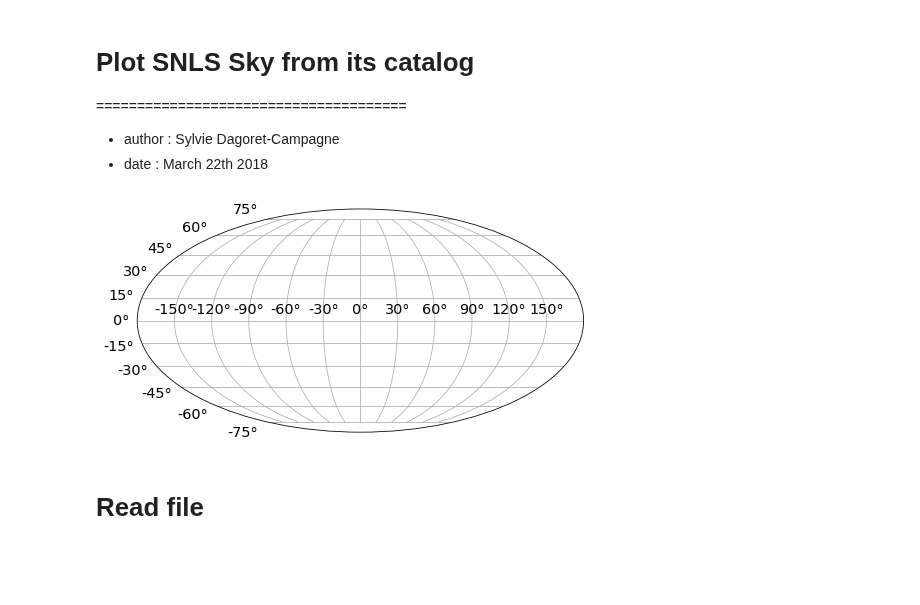
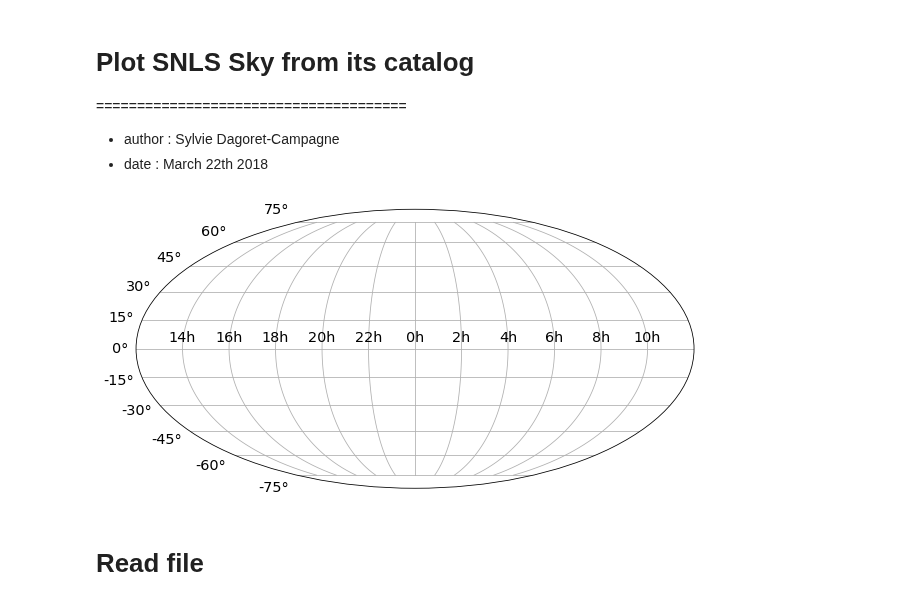
Before and after one commit to sylvielsstfr/PC5AtmStudies, a Jupyter notebook: SNLS/PlotSNLSSky.ipynb, the cells around one changed output. Drawn from its saved outputs; the diff is of its cells as text; code cells hidden in the pictures; blank space fills up the shorter version.

```diff
--- a/SNLS/PlotSNLSSky.ipynb
+++ b/SNLS/PlotSNLSSky.ipynb
@@ -20,21 +21,21 @@ from astropy.coordinates import Angle, SkyCoord
 # %%
 # to enlarge the sizes
 params = {'legend.fontsize': 'x-large',
-          'figure.figsize': (10, 6),
+          'figure.figsize': (10, 8),
          'axes.labelsize': 'x-large',
          'axes.titlesize':'x-large',
          'xtick.labelsize':'x-large',
          'ytick.labelsize':'x-large'}
 plt.rcParams.update(params)
 # %%
-fig = plt.figure(figsize=(8,6))
+fig = plt.figure(figsize=(10,8))
 ax = fig.add_subplot(111, projection="mollweide")
-ax = plt.gca()
-#ax.set_xticklabels(['14h','16h','18h','20h','22h','0h','2h','4h','6h','8h','10h'])
+#ax = fig.gca()
+ax.set_xticklabels(['14h','16h','18h','20h','22h','0h','2h','4h','6h','8h','10h'])
 ax.grid(True)
 plt.show()
 # %% [output]
-[figure, old version]
+[figure, new version]
 # %% [markdown]
 # Read file
 # %%
```
Also changed, not shown: parts of 13 cells of this notebook, 3 other files.
